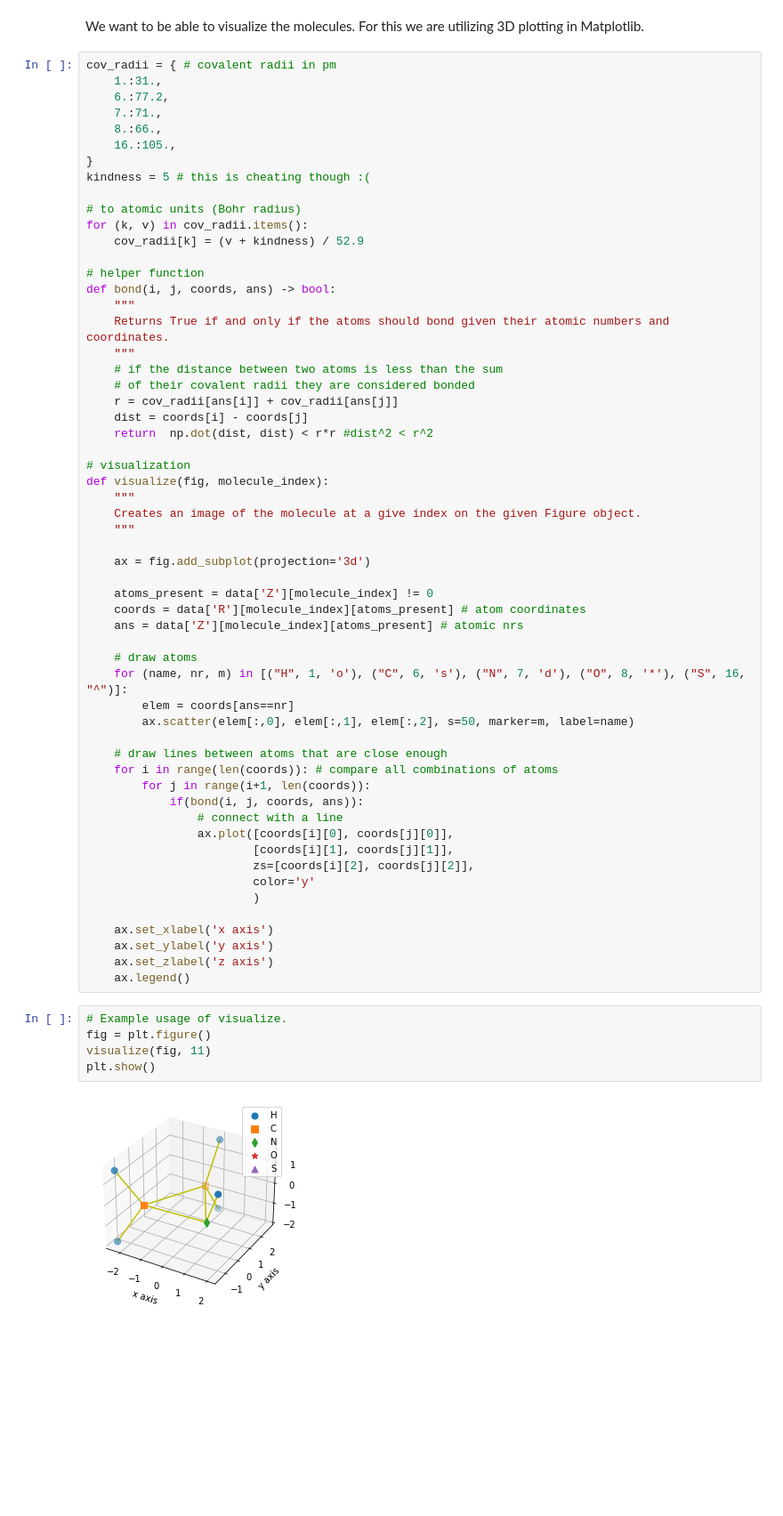
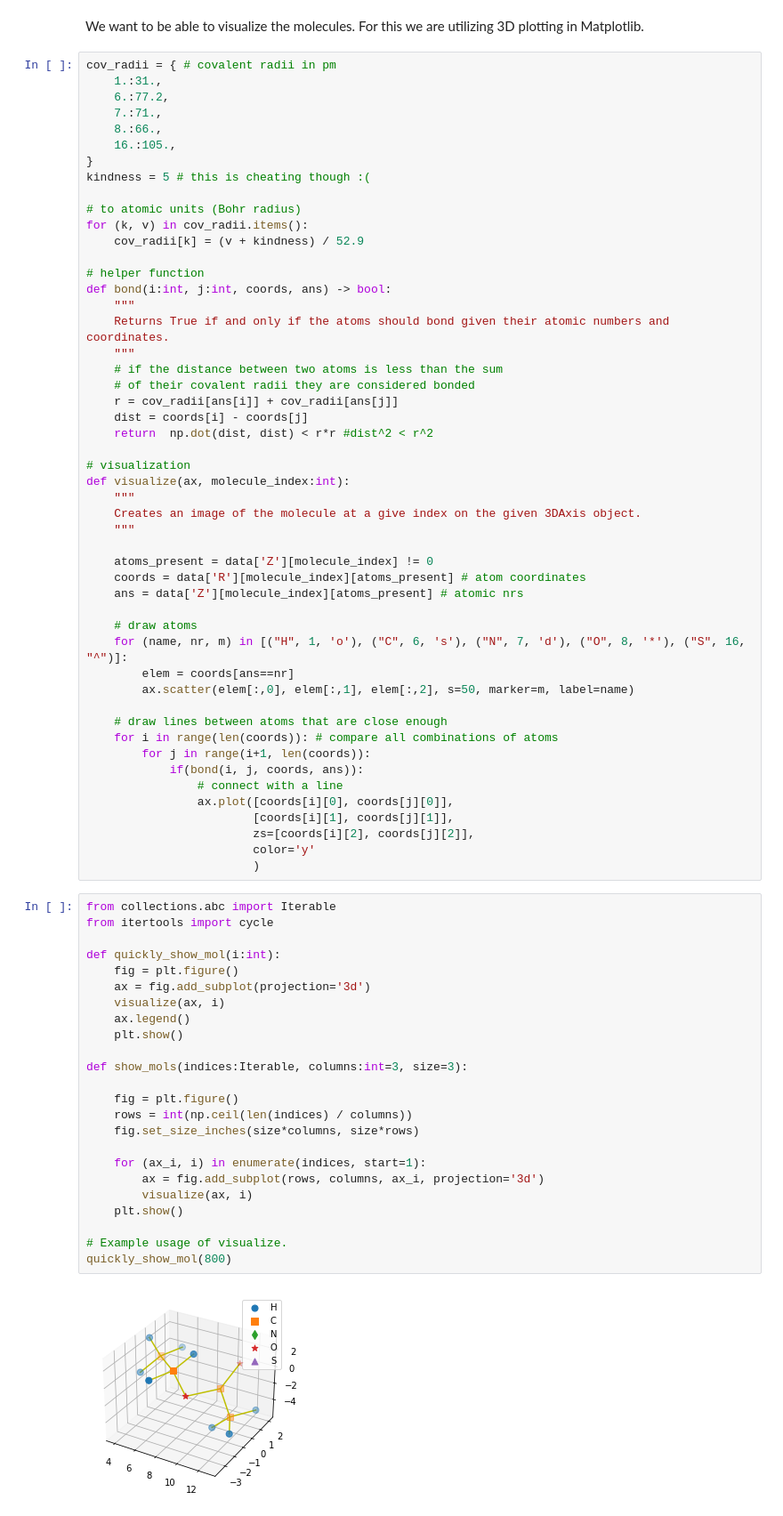
Before and after one commit to saraw108/MLFDS, a Jupyter notebook: Project_2.ipynb, the cells around one changed output. Shown: that part at 89% size. Cells and saved outputs as stored; diff of their text form; blank space fills up the shorter version.

Commit message:
Changed visualization a bit more.

```diff
--- a/Project_2.ipynb
+++ b/Project_2.ipynb
@@ -69,7 +69,7 @@ for (k, v) in cov_radii.items():
     cov_radii[k] = (v + kindness) / 52.9
 
 # helper function
-def bond(i, j, coords, ans) -> bool:
+def bond(i:int, j:int, coords, ans) -> bool:
     """
     Returns True if and only if the atoms should bond given their atomic numbers and coordinates.
     """
@@ -80,12 +80,10 @@ def bond(i, j, coords, ans) -> bool:
     return  np.dot(dist, dist) < r*r #dist^2 < r^2
 
 # visualization
-def visualize(fig, molecule_index):
+def visualize(ax, molecule_index:int):
     """
-    Creates an image of the molecule at a give index on the given Figure object.
+    Creates an image of the molecule at a give index on the given 3DAxis object.
     """
-
-    ax = fig.add_subplot(projection='3d')
 
     atoms_present = data['Z'][molecule_index] != 0
     coords = data['R'][molecule_index][atoms_present] # atom coordinates
@@ -106,15 +104,29 @@ def visualize(fig, molecule_index):
                         zs=[coords[i][2], coords[j][2]],
                         color='y'
                         )
-
-    ax.set_xlabel('x axis')
-    ax.set_ylabel('y axis')
-    ax.set_zlabel('z axis')
-    ax.legend()
 # %%
+from collections.abc import Iterable
+from itertools import cycle
+
+def quickly_show_mol(i:int):
+    fig = plt.figure()
+    ax = fig.add_subplot(projection='3d')
+    visualize(ax, i)
+    ax.legend()
+    plt.show()
+
+def show_mols(indices:Iterable, columns:int=3, size=3):
+
+    fig = plt.figure()
+    rows = int(np.ceil(len(indices) / columns))
+    fig.set_size_inches(size*columns, size*rows)
+
+    for (ax_i, i) in enumerate(indices, start=1):
+        ax = fig.add_subplot(rows, columns, ax_i, projection='3d')
+        visualize(ax, i)
+    plt.show()
+
 # Example usage of visualize.
-fig = plt.figure()
-visualize(fig, 11)
-plt.show()
+quickly_show_mol(800)
 # %% [output]
-[figure, old version]
+[figure, new version]
```
Also changed, not shown: parts of 1 cell of this notebook.
